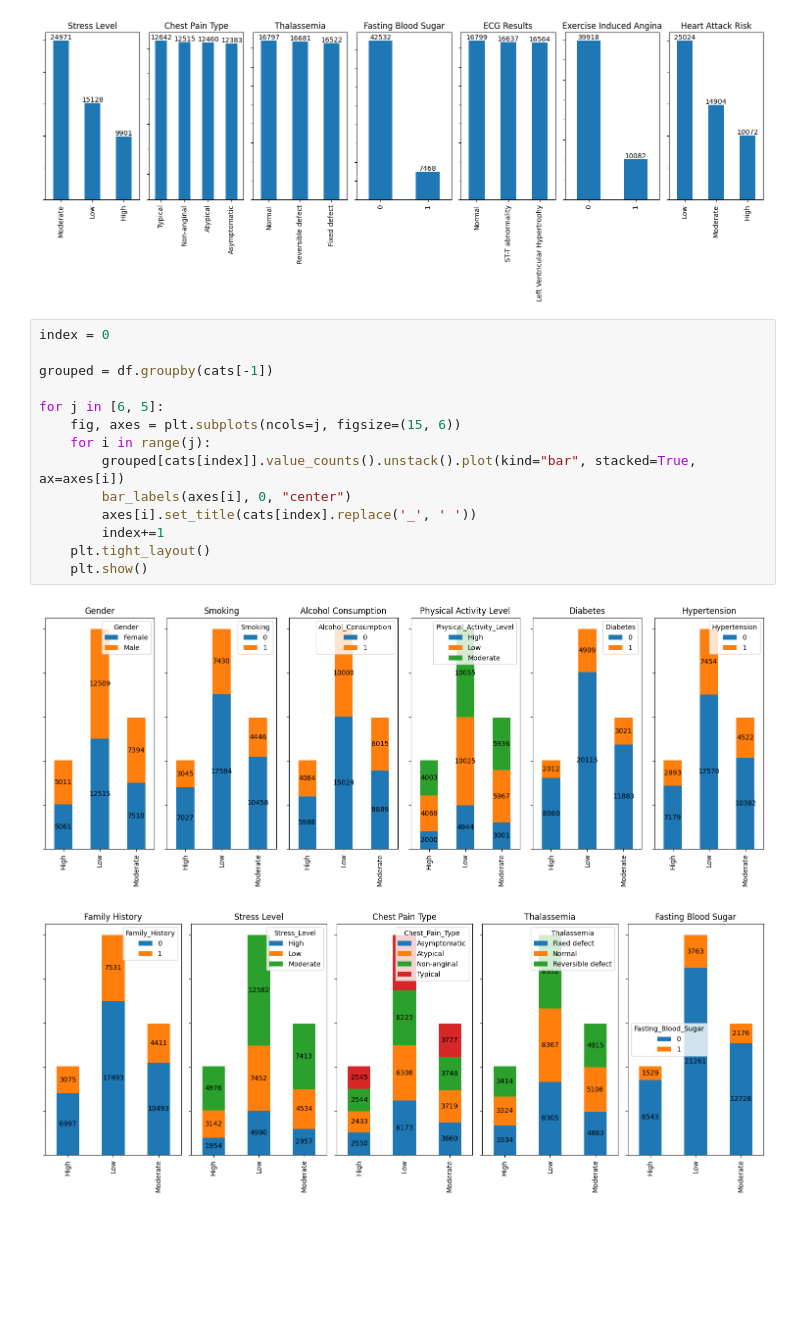
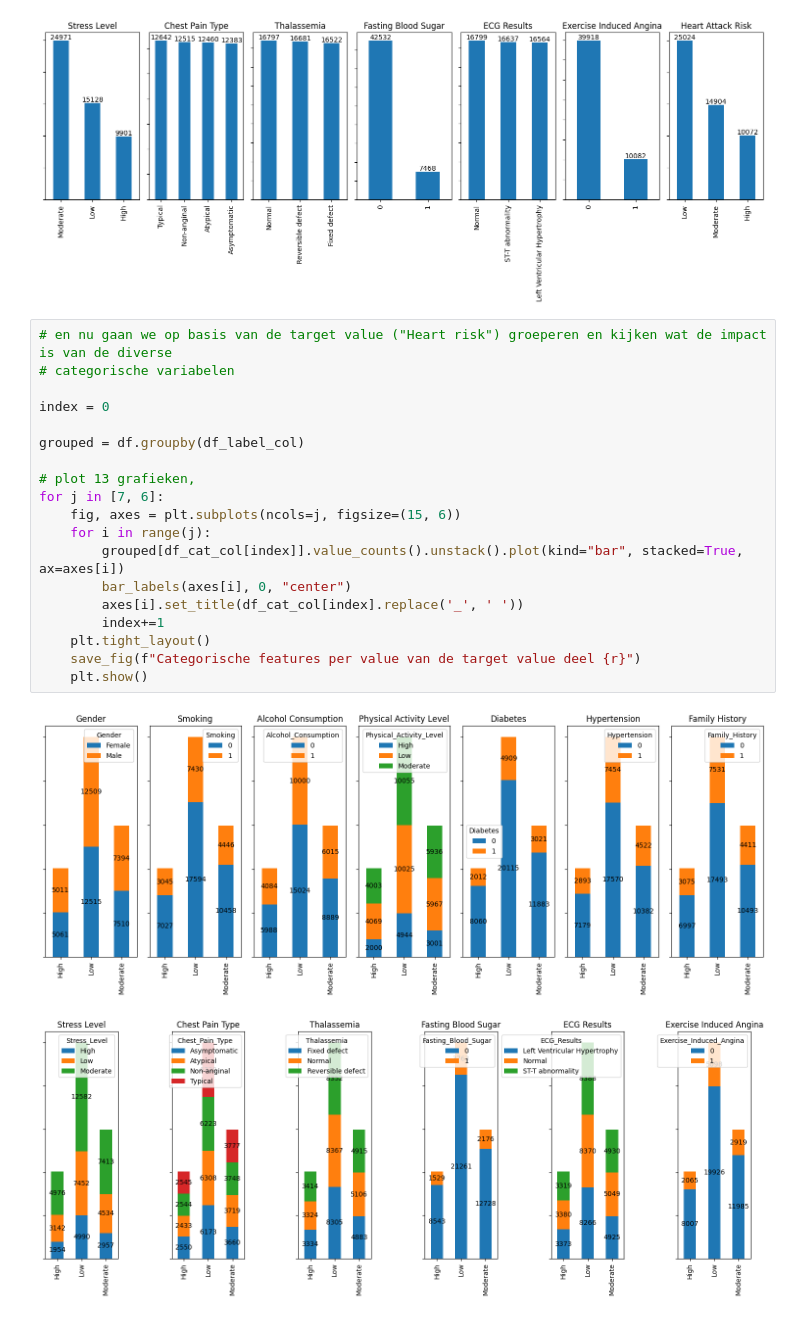
Before and after one commit to wheselmans/data_science_cases, a Jupyter notebook: cases/Cases_LogReg_Geert_HeartAttackRiskPrediction/CaseLogReg_20250205.ipynb, the cells around one changed output. Saved outputs shown, nothing was run; the diff lists cells and outputs as text; blank space fills up the shorter version.

```diff
--- a/cases/Cases_LogReg_Geert_HeartAttackRiskPrediction/CaseLogReg_20250205.ipynb
+++ b/cases/Cases_LogReg_Geert_HeartAttackRiskPrediction/CaseLogReg_20250205.ipynb
@@ -275,19 +300,24 @@ for r in range(2):
 [figure]
 [figure]
 # %%
+# en nu gaan we op basis van de target value ("Heart risk") groeperen en kijken wat de impact is van de diverse
+# categorische variabelen
+
 index = 0
 
-grouped = df.groupby(cats[-1])
+grouped = df.groupby(df_label_col)
 
-for j in [6, 5]:
+# plot 13 grafieken,
+for j in [7, 6]:
     fig, axes = plt.subplots(ncols=j, figsize=(15, 6))
     for i in range(j):
-        grouped[cats[index]].value_counts().unstack().plot(kind="bar", stacked=True, ax=axes[i])
+        grouped[df_cat_col[index]].value_counts().unstack().plot(kind="bar", stacked=True, ax=axes[i])
         bar_labels(axes[i], 0, "center")
-        axes[i].set_title(cats[index].replace('_', ' '))
+        axes[i].set_title(df_cat_col[index].replace('_', ' '))
         index+=1
     plt.tight_layout()
+    save_fig(f"Categorische features per value van de target value deel {r}")
     plt.show()
 # %% [output]
-[figure, old version]
+[figure, new version]
-[figure, old version]
+[figure, new version]
```
Also changed, not shown: parts of 3 cells of this notebook, 1 other file.
